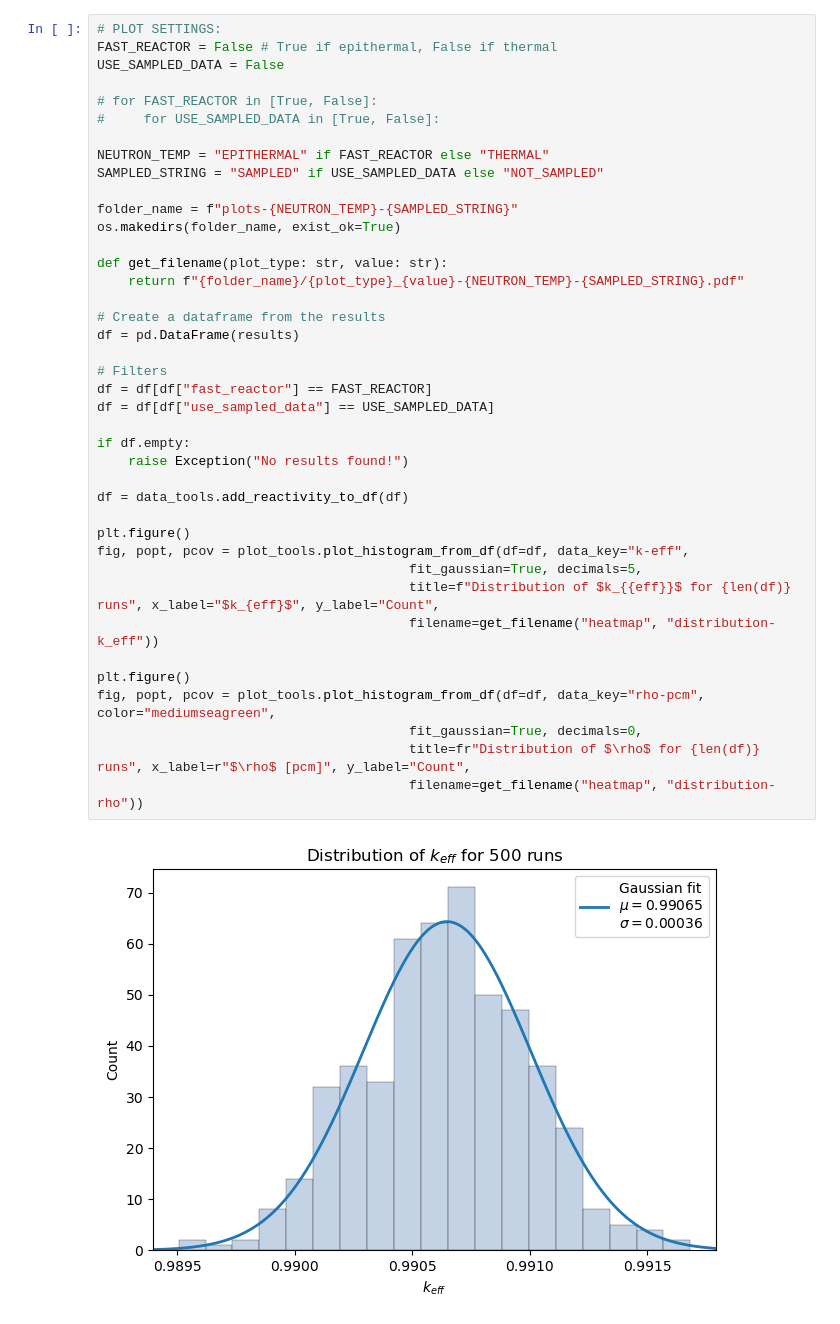
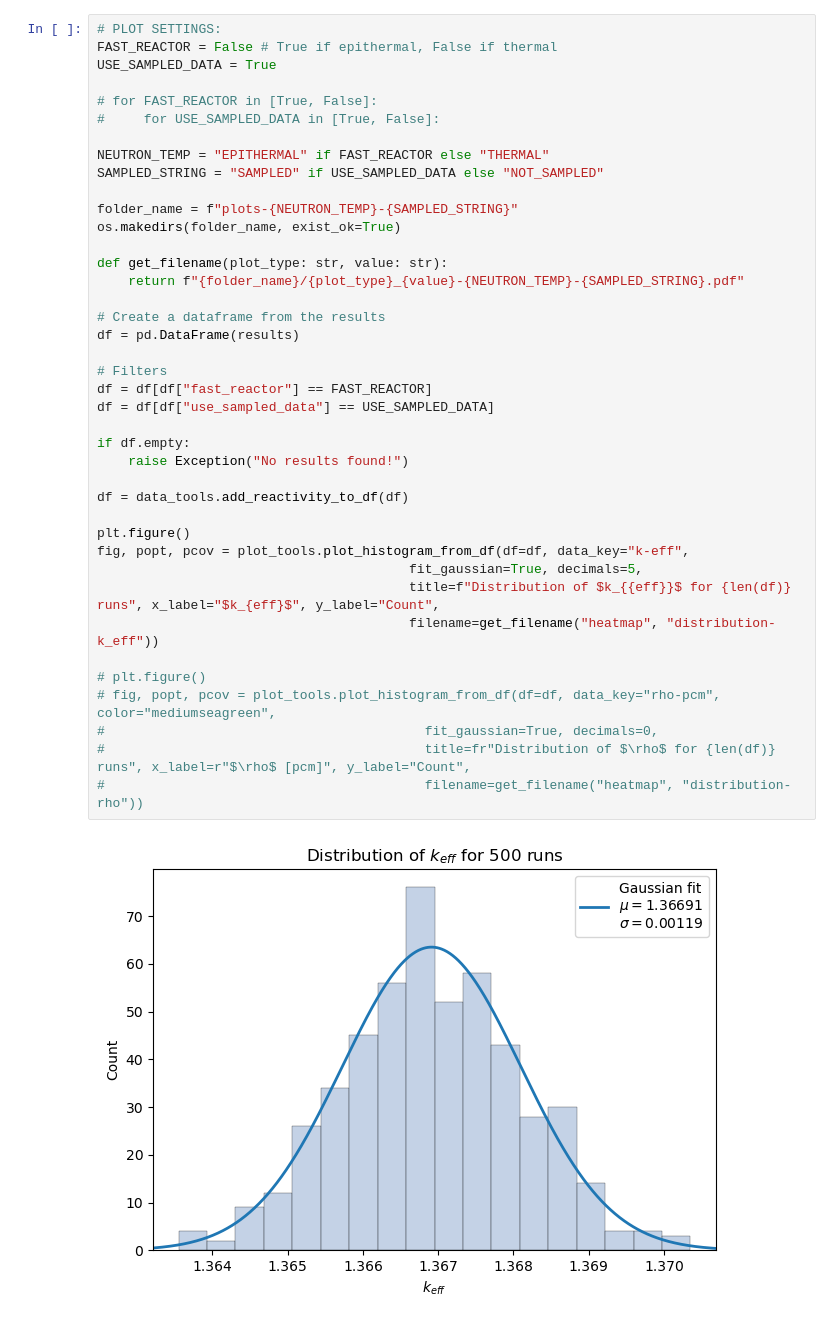
Before and after one commit to Kladdy/master-project, a Jupyter notebook: analysis/runs/R10/plotting/plot.ipynb, the cells around one changed output. Drawn from its saved outputs; the diff is of its cells as text.

```diff
--- a/analysis/runs/R10/plotting/plot.ipynb
+++ b/analysis/runs/R10/plotting/plot.ipynb
@@ -52,42 +52,42 @@ Loading data with 30 processes...
 # %%
 # PLOT SETTINGS:
 FAST_REACTOR = False # True if epithermal, False if thermal
-USE_SAMPLED_DATA = False
+USE_SAMPLED_DATA = True
 
 # for FAST_REACTOR in [True, False]:
 #     for USE_SAMPLED_DATA in [True, False]:
 
 NEUTRON_TEMP = "EPITHERMAL" if FAST_REACTOR else "THERMAL"
 SAMPLED_STRING = "SAMPLED" if USE_SAMPLED_DATA else "NOT_SAMPLED"
 
 folder_name = f"plots-{NEUTRON_TEMP}-{SAMPLED_STRING}"
 os.makedirs(folder_name, exist_ok=True)
 
 def get_filename(plot_type: str, value: str):
     return f"{folder_name}/{plot_type}_{value}-{NEUTRON_TEMP}-{SAMPLED_STRING}.pdf"
 
 # Create a dataframe from the results
 df = pd.DataFrame(results)
 
 # Filters
 df = df[df["fast_reactor"] == FAST_REACTOR]
 df = df[df["use_sampled_data"] == USE_SAMPLED_DATA]
 
 if df.empty:
     raise Exception("No results found!")
 
 df = data_tools.add_reactivity_to_df(df)
 
 plt.figure()
 fig, popt, pcov = plot_tools.plot_histogram_from_df(df=df, data_key="k-eff",
                                         fit_gaussian=True, decimals=5,
                                         title=f"Distribution of $k_{{eff}}$ for {len(df)} runs", x_label="$k_{eff}$", y_label="Count",
                                         filename=get_filename("heatmap", "distribution-k_eff"))
 
-plt.figure()
-fig, popt, pcov = plot_tools.plot_histogram_from_df(df=df, data_key="rho-pcm", color="mediumseagreen",
-                                        fit_gaussian=True, decimals=0,
-                                        title=fr"Distribution of $\rho$ for {len(df)} runs", x_label=r"$\rho$ [pcm]", y_label="Count",
-                                        filename=get_filename("heatmap", "distribution-rho"))
+# plt.figure()
+# fig, popt, pcov = plot_tools.plot_histogram_from_df(df=df, data_key="rho-pcm", color="mediumseagreen",
+#                                         fit_gaussian=True, decimals=0,
+#                                         title=fr"Distribution of $\rho$ for {len(df)} runs", x_label=r"$\rho$ [pcm]", y_label="Count",
+#                                         filename=get_filename("heatmap", "distribution-rho"))
 # %% [output]
-[figure, old version]
+[figure, new version]
```
Also changed, not shown: parts of 4 cells of this notebook, 4 other files.
